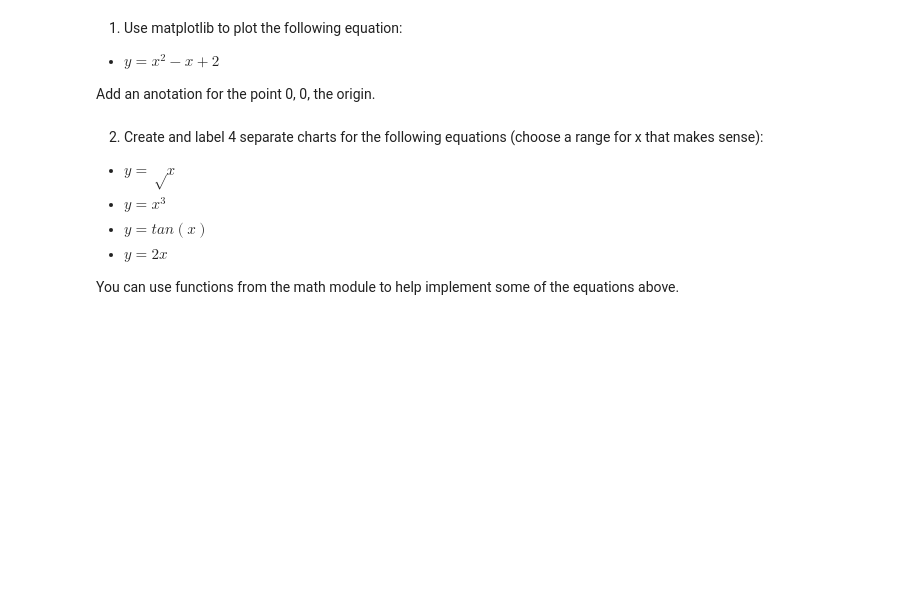
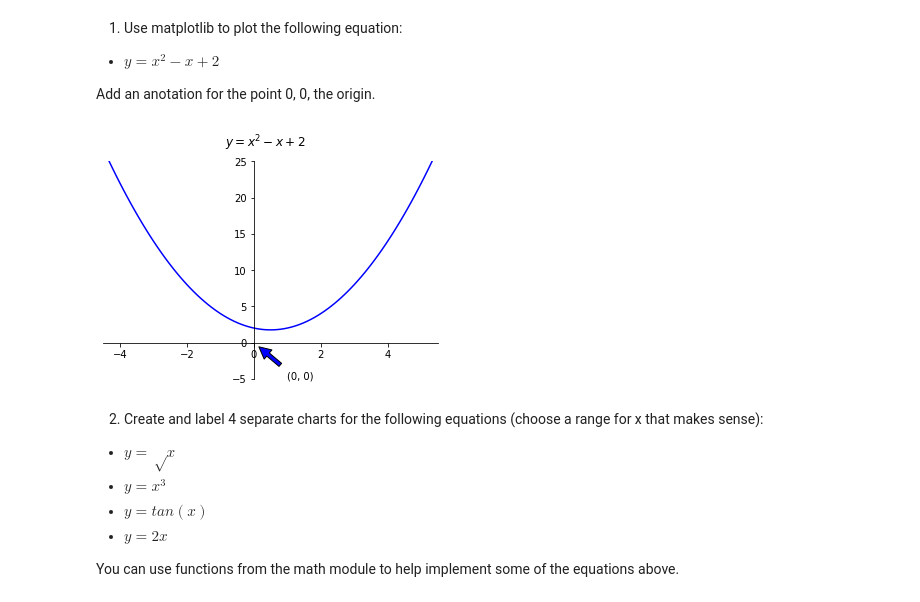
Before and after one commit to kjeliasen/python-exercises, a Jupyter notebook: 4.6.1_matplotlib_exercises.ipynb, the cells around one changed output. Drawn from its saved outputs; the diff is of its cells as text; code cells hidden in the pictures; blank space fills up the shorter version.

```diff
--- a/4.6.1_matplotlib_exercises.ipynb
+++ b/4.6.1_matplotlib_exercises.ipynb
@@ -11,6 +12,27 @@ import math
 - $y = x^2 − x + 2$
 
 Add an anotation for the point 0, 0, the origin.
+# %%
+xvals1 = [round(x, 1) for x in np.arange(-6, 6.01, .1)]
+yvals1 = [round(x ** 2 - x + 2, 2) for x in xvals1]
+
+fig1, ax1 = plt.subplots()
+ax1.plot(xvals1, yvals1, c='b')
+
+plt.suptitle('$y = x^2 - x + 2$')
+plt.annotate('(0, 0)', xy=(0, 0), xytext=(1,-5), arrowprops={'facecolor': 'b', 'shrink': .15})
+
+plt.xlim(-4.5, 5.5)
+plt.ylim(-5,25)
+
+ax1.spines['left'].set_position('zero')
+ax1.spines['bottom'].set_position('zero')
+ax1.spines['top'].set_color('none')
+ax1.spines['right'].set_color('none')
+
+plt.show()
+# %% [output]
+[figure, added]
 # %% [markdown]
 2) Create and label 4 separate charts for the following equations (choose a range for x that makes sense):
 
```
Also changed, not shown: parts of 5 cells of this notebook.
